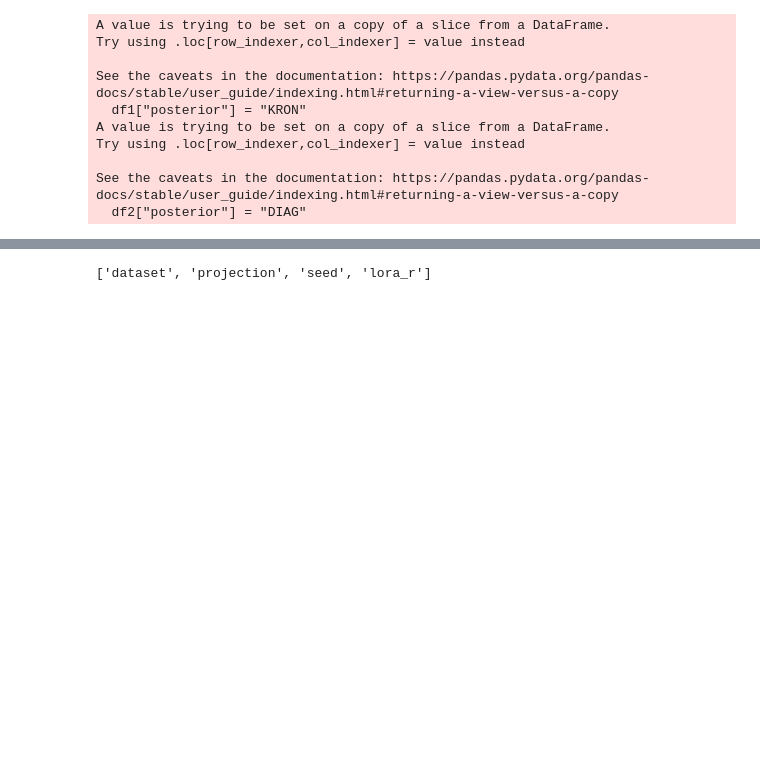
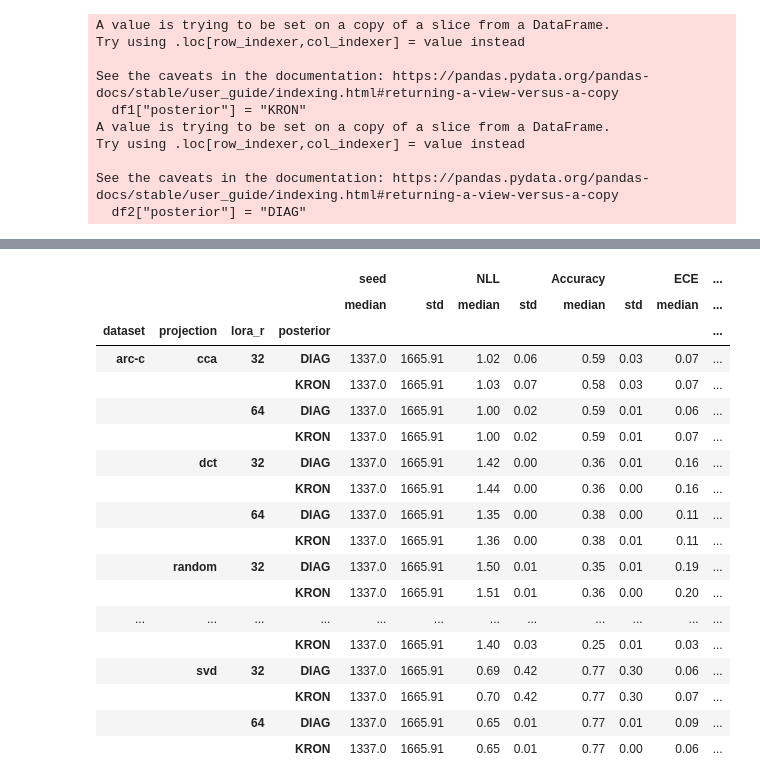
Before and after one commit to gmum/bayesian-finetuning, a Jupyter notebook: experiments/results_analysis_of_exp_llama_alternative_projections.ipynb, the cells around one changed output, grey strips where cells are left out. Saved outputs shown, nothing was run; the diff lists cells and outputs as text; code cells hidden in the pictures; blank space fills up the shorter version.

```diff
--- a/experiments/results_analysis_of_exp_llama_alternative_projections.ipynb
+++ b/experiments/results_analysis_of_exp_llama_alternative_projections.ipynb
@@ -560,5 +577,23 @@ See the caveats in the documentation: https://pandas.pydata.org/pandas-docs/stab
 # %%
-keys
+d.sort_values(["dataset", "projection", "lora_r", "posterior"]).groupby(["dataset", "projection", "lora_r", "posterior"]).agg(["median", "std"]).round(2)
 # %% [output]
-['dataset', 'projection', 'seed', 'lora_r']
+|  |  |  |  | seed |  | NLL |  | Accuracy |  | ECE | ... |
+|  |  |  |  | median | std | median | std | median | std | median | ... |
+| dataset | projection | lora_r | posterior |  |  |  |  |  |  |  | ... |
+| arc-c | cca | 32 | DIAG | 1337.0 | 1665.91 | 1.02 | 0.06 | 0.59 | 0.03 | 0.07 | ... |
+|  |  |  | KRON | 1337.0 | 1665.91 | 1.03 | 0.07 | 0.58 | 0.03 | 0.07 | ... |
+|  |  | 64 | DIAG | 1337.0 | 1665.91 | 1.00 | 0.02 | 0.59 | 0.01 | 0.06 | ... |
+|  |  |  | KRON | 1337.0 | 1665.91 | 1.00 | 0.02 | 0.59 | 0.01 | 0.07 | ... |
+|  | dct | 32 | DIAG | 1337.0 | 1665.91 | 1.42 | 0.00 | 0.36 | 0.01 | 0.16 | ... |
+|  |  |  | KRON | 1337.0 | 1665.91 | 1.44 | 0.00 | 0.36 | 0.00 | 0.16 | ... |
+|  |  | 64 | DIAG | 1337.0 | 1665.91 | 1.35 | 0.00 | 0.38 | 0.00 | 0.11 | ... |
+|  |  |  | KRON | 1337.0 | 1665.91 | 1.36 | 0.00 | 0.38 | 0.01 | 0.11 | ... |
+|  | random | 32 | DIAG | 1337.0 | 1665.91 | 1.50 | 0.01 | 0.35 | 0.01 | 0.19 | ... |
+|  |  |  | KRON | 1337.0 | 1665.91 | 1.51 | 0.01 | 0.36 | 0.00 | 0.20 | ... |
+| ... | ... | ... | ... | ... | ... | ... | ... | ... | ... | ... | ... |
+|  |  |  | KRON | 1337.0 | 1665.91 | 1.40 | 0.03 | 0.25 | 0.01 | 0.03 | ... |
+|  | svd | 32 | DIAG | 1337.0 | 1665.91 | 0.69 | 0.42 | 0.77 | 0.30 | 0.06 | ... |
+|  |  |  | KRON | 1337.0 | 1665.91 | 0.70 | 0.42 | 0.77 | 0.30 | 0.07 | ... |
+|  |  | 64 | DIAG | 1337.0 | 1665.91 | 0.65 | 0.01 | 0.77 | 0.01 | 0.09 | ... |
+|  |  |  | KRON | 1337.0 | 1665.91 | 0.65 | 0.01 | 0.77 | 0.00 | 0.06 | ... |
 # %%
```
Also changed, not shown: parts of 23 cells of this notebook, 3 other files.
